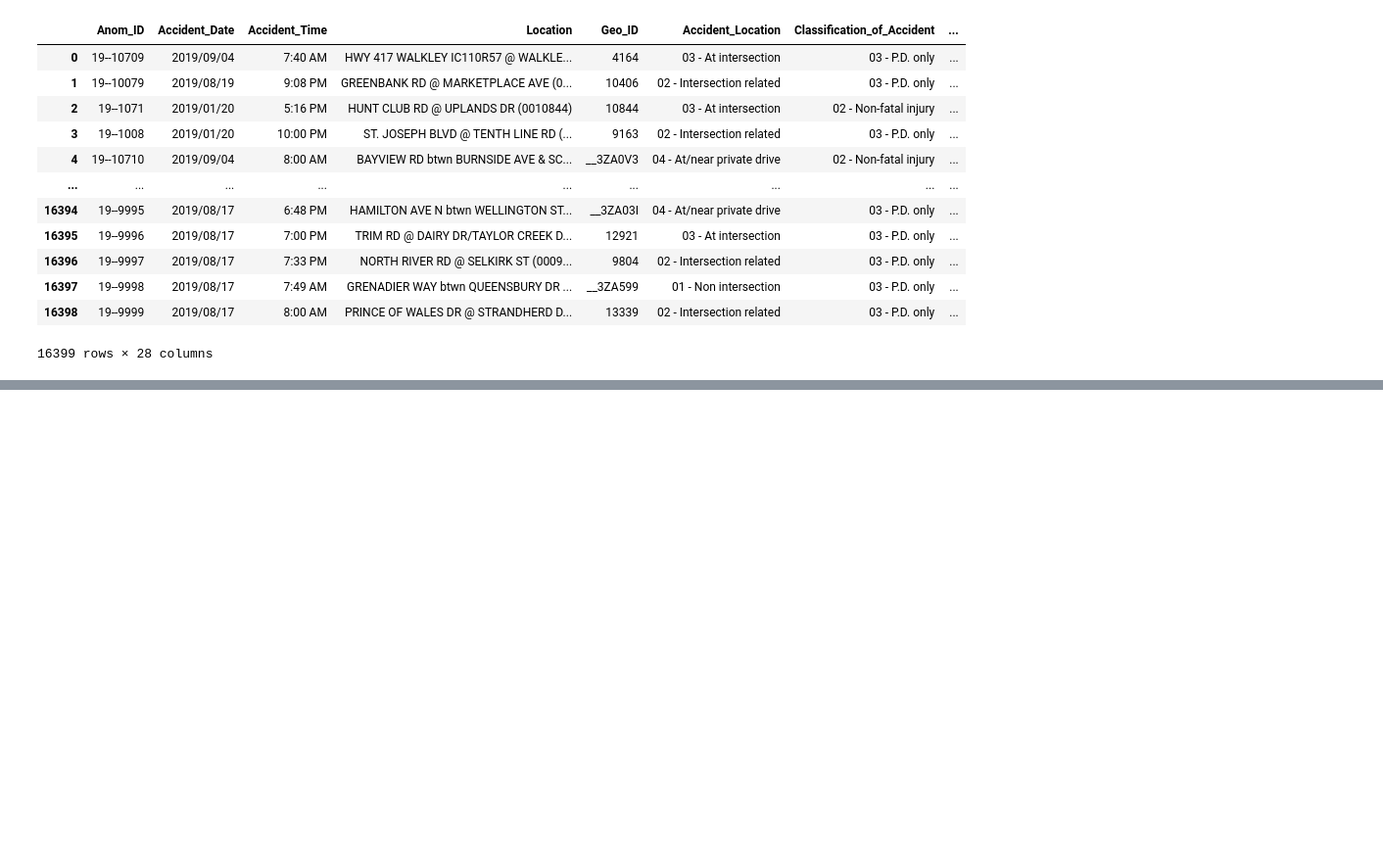
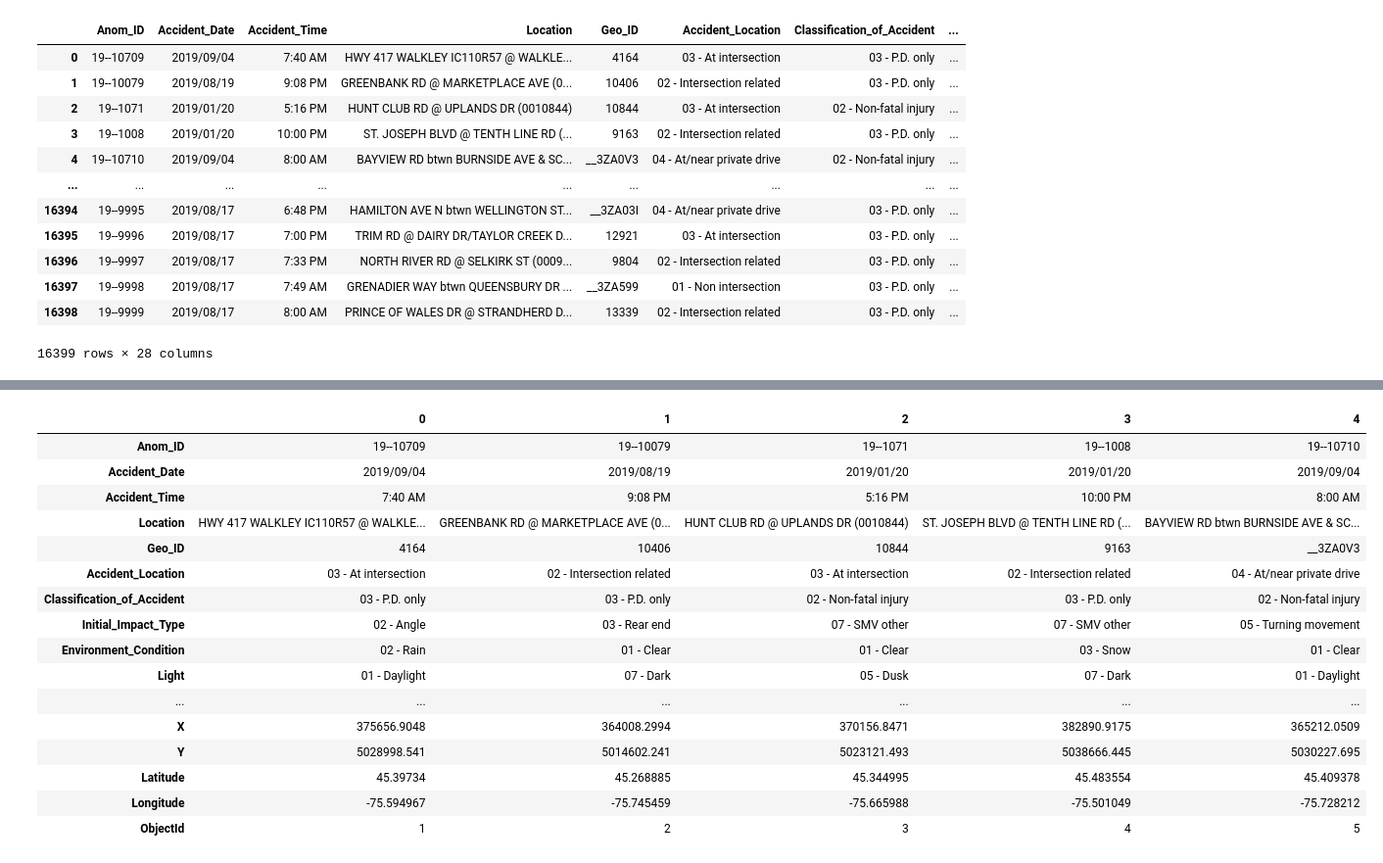
Before and after one commit to ANISHG-26/ELG-5142-Project-Group-6, a Jupyter notebook: ELG_5142_Accident_EDA.ipynb, the cells around one changed output, grey strips where cells are left out. Shown at 98% size. Drawn from its saved outputs; the diff is of its cells as text; code cells hidden in the pictures; blank space fills up the shorter version.

Commit message:
Initial analysis

```diff
--- a/ELG_5142_Accident_EDA.ipynb
+++ b/ELG_5142_Accident_EDA.ipynb
@@ -48,0 +69,20 @@ df
+# %%
+df.head().T
+# %% [output]
+|  | 0 | 1 | 2 | 3 | 4 |
+| Anom_ID | 19--10709 | 19--10079 | 19--1071 | 19--1008 | 19--10710 |
+| Accident_Date | 2019/09/04 | 2019/08/19 | 2019/01/20 | 2019/01/20 | 2019/09/04 |
+| Accident_Time | 7:40 AM | 9:08 PM | 5:16 PM | 10:00 PM | 8:00 AM |
+| Location | HWY 417 WALKLEY IC110R57 @ WALKLE... | GREENBANK RD @ MARKETPLACE AVE (0... | HUNT CLUB RD @ UPLANDS DR (0010844) | ST. JOSEPH BLVD @ TENTH LINE RD (... | BAYVIEW RD btwn BURNSIDE AVE & SC... |
+| Geo_ID | 4164 | 10406 | 10844 | 9163 | __3ZA0V3 |
+| Accident_Location | 03 - At intersection | 02 - Intersection related | 03 - At intersection | 02 - Intersection related | 04 - At/near private drive |
+| Classification_of_Accident | 03 - P.D. only | 03 - P.D. only | 02 - Non-fatal injury | 03 - P.D. only | 02 - Non-fatal injury |
+| Initial_Impact_Type | 02 - Angle | 03 - Rear end | 07 - SMV other | 07 - SMV other | 05 - Turning movement |
+| Environment_Condition | 02 - Rain | 01 - Clear | 01 - Clear | 03 - Snow | 01 - Clear |
+| Light | 01 - Daylight | 07 - Dark | 05 - Dusk | 07 - Dark | 01 - Daylight |
+| ... | ... | ... | ... | ... | ... |
+| X | 375656.9048 | 364008.2994 | 370156.8471 | 382890.9175 | 365212.0509 |
+| Y | 5028998.541 | 5014602.241 | 5023121.493 | 5038666.445 | 5030227.695 |
+| Latitude | 45.39734 | 45.268885 | 45.344995 | 45.483554 | 45.409378 |
+| Longitude | -75.594967 | -75.745459 | -75.665988 | -75.501049 | -75.728212 |
+| ObjectId | 1 | 2 | 3 | 4 | 5 |
```
Also changed, not shown: parts of 2 cells of this notebook.
